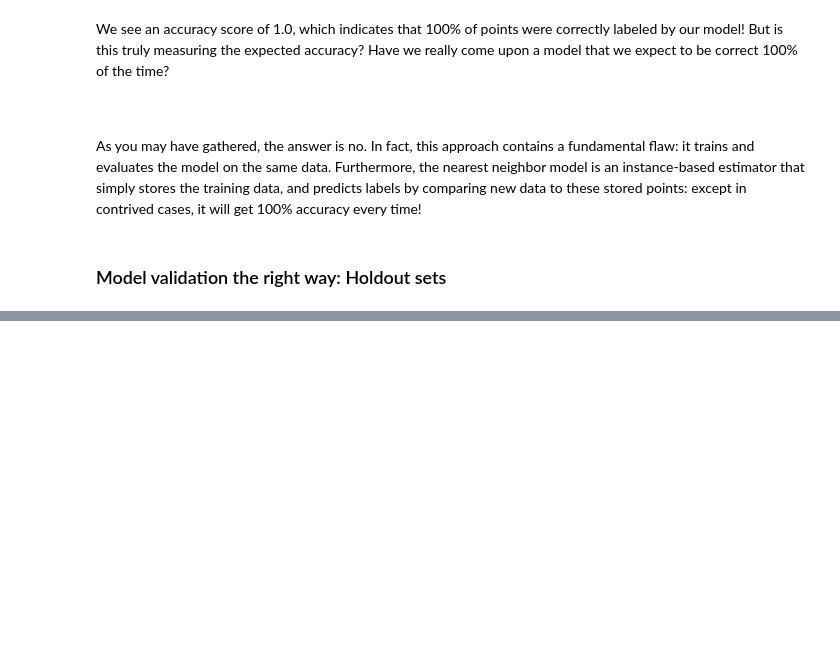
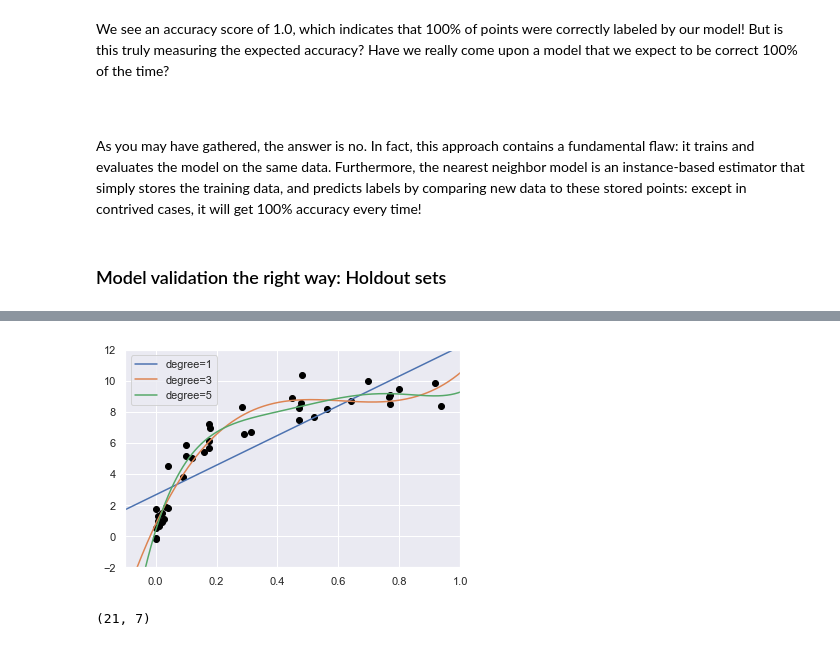
Before and after one commit to sushtend/100-days-of-ml-code, a Jupyter notebook: code/ml/regression/In Depth Linear Regression.ipynb, the cells around one changed output, grey strips where cells are left out. Drawn from its saved outputs; the diff is of its cells as text; code cells hidden in the pictures; blank space fills up the shorter version.

```diff
--- a/code/ml/regression/In Depth Linear Regression.ipynb
+++ b/code/ml/regression/In Depth Linear Regression.ipynb
@@ -274,0 +338,7 @@ We see an accuracy score of 1.0, which indicates that 100% of points were correc
+# %%
+from sklearn.preprocessing import PolynomialFeatures
+from sklearn.linear_model import LinearRegression
+from sklearn.pipeline import make_pipeline
+
+def PolynomialRegression(degree=2,**kwargs):
+    return make_pipeline(PolynomialFeatures(degree),LinearRegression(**kwargs))
@@ -274,0 +363,16 @@ We see an accuracy score of 1.0, which indicates that 100% of points were correc
+# %%
+X_test = np.linspace(-1,1,500)
+X_test = X_test[:,None]
+# %%
+plt.scatter(X.ravel(),y,color='black')
+axis = plt.axis()
+
+for degree in [1,3,5]:
+    y_test = PolynomialRegression(degree).fit(X,y).predict(X_test)
+    plt.plot(X_test.ravel(),y_test,label='degree={0}'.format(degree))
+
+plt.xlim(-0.1, 1.0)
+plt.ylim(-2, 12)
+plt.legend(loc='best');
+# %% [output]
+[figure, added]
@@ -274,0 +384,4 @@ We see an accuracy score of 1.0, which indicates that 100% of points were correc
+# %%
+val_score.shape
+# %% [output]
+(21, 7)
```
Also changed, not shown: parts of 37 cells of this notebook.
